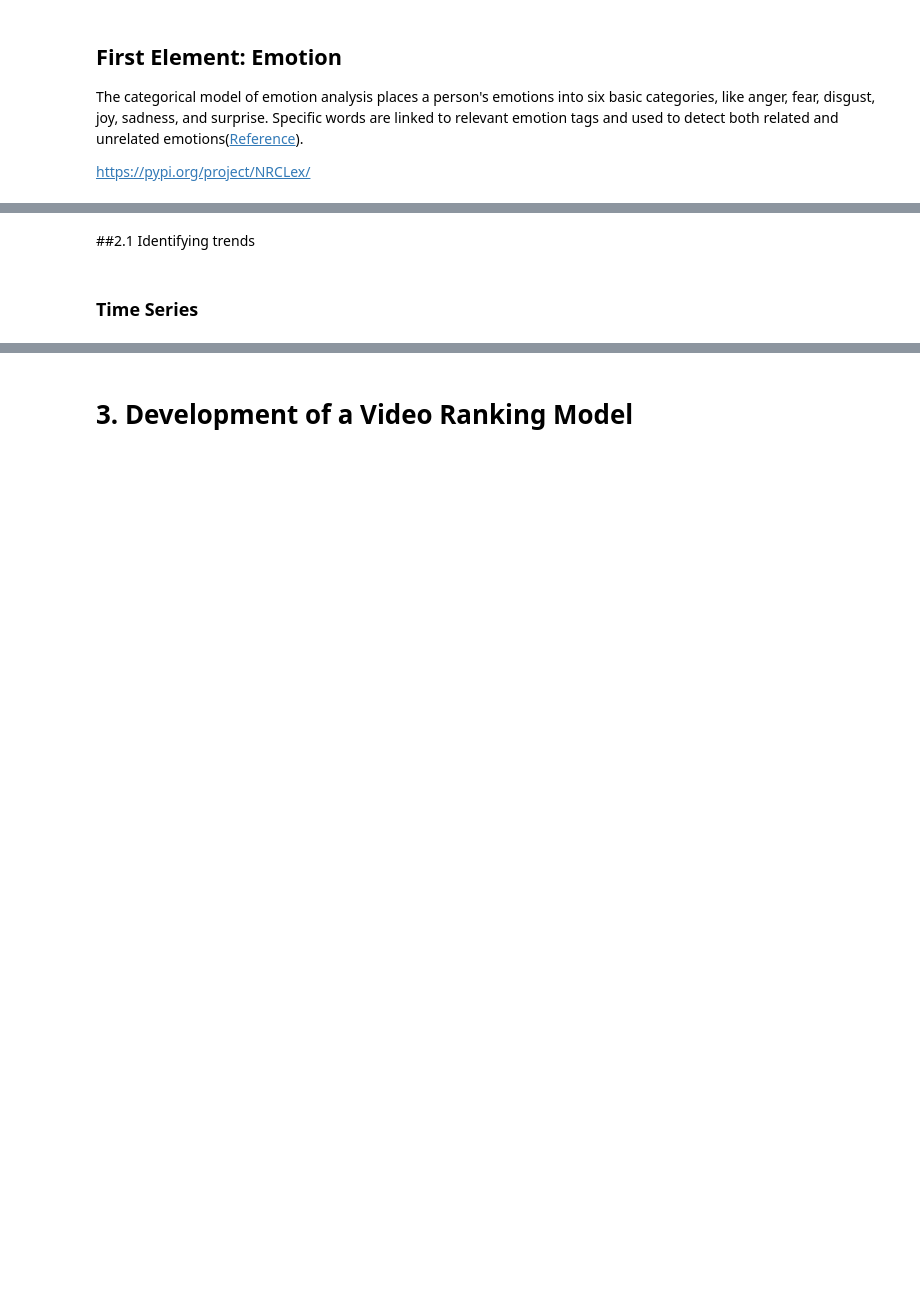
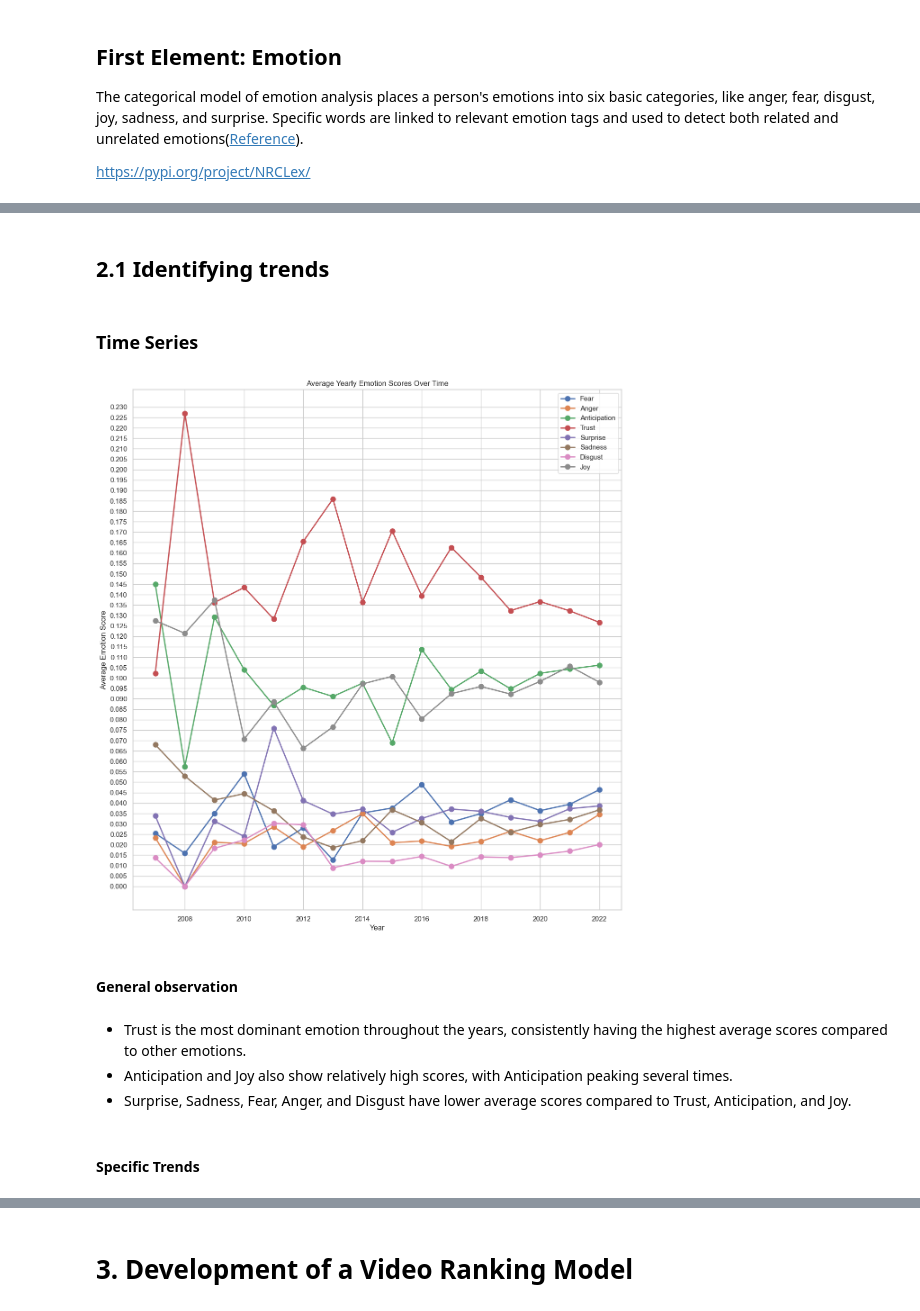
Before and after one commit to data-min/youtube-brand, a Jupyter notebook: notebook.ipynb, the cells around one changed output, grey strips where cells are left out. Saved outputs shown, nothing was run; the diff lists cells and outputs as text; code cells hidden in the pictures; blank space fills up the shorter version.

```diff
--- a/notebook.ipynb
+++ b/notebook.ipynb
@@ -117,6 +134,6 @@ Drive already mounted at /content/drive; to attempt to forcibly remount, call dr
 # %%
 print("Youtube Data before cleaning:")
-videos_stats = pd.read_csv('/content/drive/MyDrive/workspace/videos_stats.csv')
+videos_stats = pd.read_csv('/Users/mac/Documents/GitHub/youtube-brand/videos_stats.csv')
 videos_stats.head()
 # %% [output]
 Youtube Data before cleaning:
@@ -128,7 +145,7 @@ Youtube Data before cleaning:
 | 4 | Best Back to School Tech 2022! | ErMwWXQxHp0 | 08/08/2022 | tech | 96513.0 | 5155.0 | 1855644.0 |
 # %%
 print("Comment Data before cleaning:")
-comments = pd.read_csv('/content/drive/MyDrive/workspace/comments.csv')
+comments = pd.read_csv('/Users/mac/Documents/GitHub/youtube-brand/comments.csv')
 comments.head()
 # %% [output]
 Comment Data before cleaning:
@@ -336,3 +527,14 @@ merged_df
+# %%
+from langdetect import detect
+
+def is_english(text):
+    try:
+        return detect(text) == 'en'
+    except:
+        # Handle potential errors (e.g., empty text)
+        return False
+# %%
+merged_df = merged_df[merged_df['Comment'].apply(is_english)]
 # %%
 # Assuming you have a DataFrame where 'industry' is a column
 # Replace 'industry_column_name' with the actual column name in your DataFrame
@@ -619,19 +912,26 @@ plt.show()
 # %% [markdown]
-##2.1 Identifying trends
+## 2.1 Identifying trends
 # %% [markdown]
 ### Time Series
 # %%
-# Choose an emotion to visualize (e.g., 'anger')
-chosen_emotion = 'anger'
-
-# Resample data by year and calculate average emotion score
-resampled_data = comment_df.resample('Y', on='Published At')[chosen_emotion].mean()
+# Resample data by year and calculate average emotion scores
+resampled_data = comment_df.resample('Y', on='Published At')[emotion_columns].mean()
 
 # Create time series plot
-plt.figure(figsize=(10, 6))
-plt.plot(resampled_data.index.year, resampled_data.values, marker='o', linestyle='-')
+plt.figure(figsize=(14, 15))
+
+for emotion in emotion_columns:
+    plt.plot(resampled_data.index.year, resampled_data[emotion], marker='o', markersize=8, linestyle='-', linewidth=2, label=emotion.capitalize())
+
 plt.xlabel('Year')
-plt.ylabel(f'Average {chosen_emotion.capitalize()} Score')
-plt.title(f'Average Yearly {chosen_emotion.capitalize()} Score Over Time')
+plt.ylabel('Average Emotion Score')
+plt.title('Average Yearly Emotion Scores Over Time')
+plt.legend()
+
+# Set custom y-axis ticks with increments of 0.005
+plt.yticks(np.arange(resampled_data.min().min(), resampled_data.max().max() + 0.005, 0.005))
+
 plt.grid(True)
 plt.show()
+# %% [output]
+[figure, added]
@@ -652,0 +938,8 @@ plt.show()
+# %% [markdown]
+#### General observation
+# %% [markdown]
+- Trust is the most dominant emotion throughout the years, consistently having the highest average scores compared to other emotions.
+- Anticipation and Joy also show relatively high scores, with Anticipation peaking several times.
+- Surprise, Sadness, Fear, Anger, and Disgust have lower average scores compared to Trust, Anticipation, and Joy.
+# %% [markdown]
+#### Specific Trends
```
Also changed, not shown: parts of 56 cells of this notebook, 5 other files.
